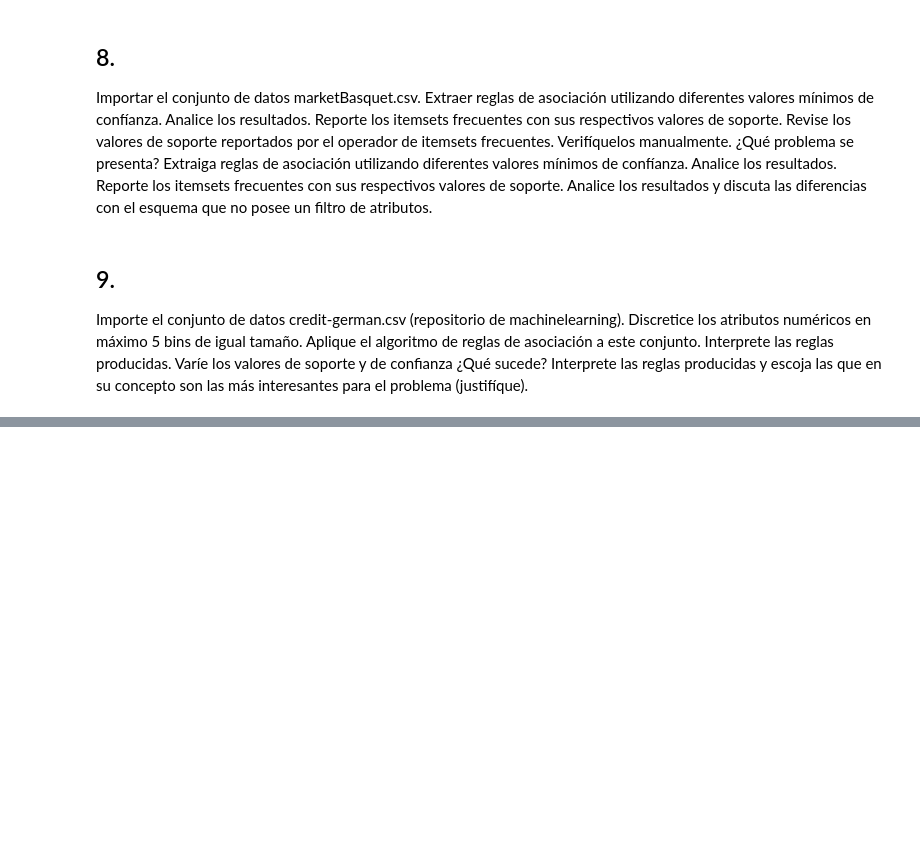
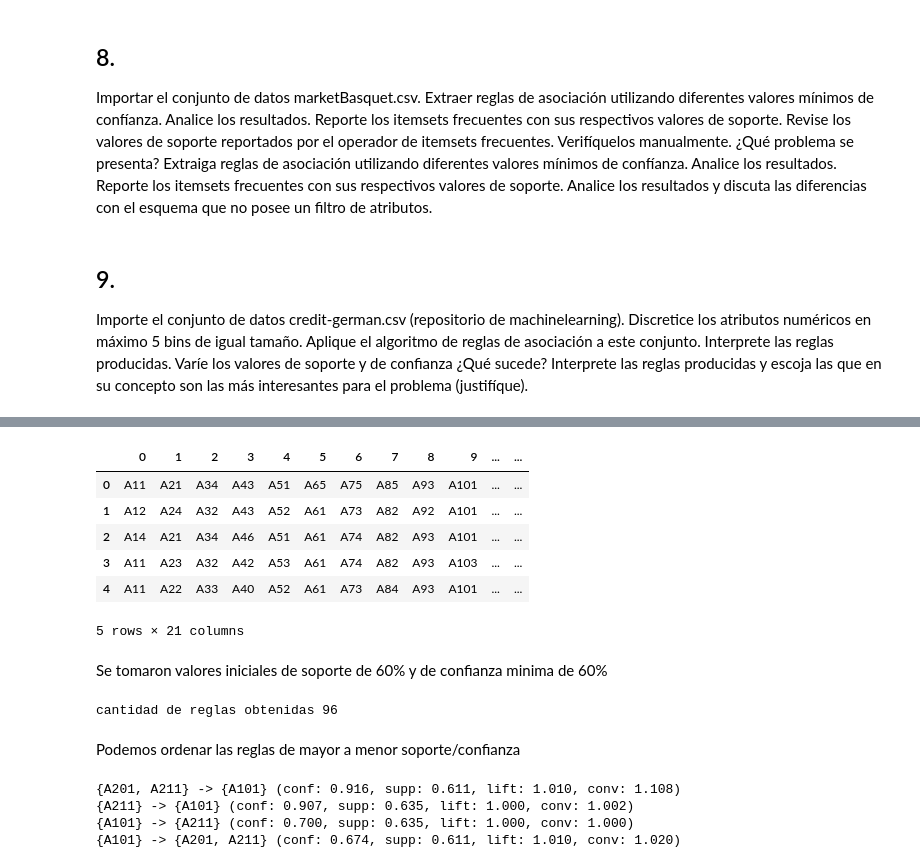
Before and after one commit to acmoral/ProyectoMineria, a Jupyter notebook: Talleres/Taller2/taller2.ipynb, the cells around one changed output, grey strips where cells are left out. Cells and saved outputs as stored; diff of their text form; code cells hidden in the pictures; blank space fills up the shorter version.

```diff
--- a/Talleres/Taller2/taller2.ipynb
+++ b/Talleres/Taller2/taller2.ipynb
@@ -233,0 +275,32 @@ son las más interesantes para el problema (justifíque).
+# %%
+# visualizamos el dataset obtenido
+credit_discrete.head()
+# %% [output]
+|  | 0 | 1 | 2 | 3 | 4 | 5 | 6 | 7 | 8 | 9 | ... | ... |
+| 0 | A11 | A21 | A34 | A43 | A51 | A65 | A75 | A85 | A93 | A101 | ... | ... |
+| 1 | A12 | A24 | A32 | A43 | A52 | A61 | A73 | A82 | A92 | A101 | ... | ... |
+| 2 | A14 | A21 | A34 | A46 | A51 | A61 | A74 | A82 | A93 | A101 | ... | ... |
+| 3 | A11 | A23 | A32 | A42 | A53 | A61 | A74 | A82 | A93 | A103 | ... | ... |
+| 4 | A11 | A22 | A33 | A40 | A52 | A61 | A73 | A84 | A93 | A101 | ... | ... |
+5 rows × 21 columns
+# %% [markdown]
+Se tomaron valores iniciales de soporte de 60% y de confianza minima de 60%
+# %%
+itemsets, rules =  apriori(credit_discrete.to_numpy(),min_support=0.6,min_confidence=0.6)
+print('cantidad de reglas obtenidas %2d'%len(rules))
+# %% [output]
+cantidad de reglas obtenidas 96
+# %% [markdown]
+Podemos ordenar las reglas de mayor a menor soporte/confianza
+# %%
+import re
+for rule in sorted(rules, key=lambda rule: rule.confidence,reverse=True):
+  if rule.lift>=1:
+    # if len(rule.lhs +rule.rhs)>=1:
+      if re.search("A21",str(rule.lhs +rule.rhs)):
+        print(rule)
+# %% [output]
+{A201, A211} -> {A101} (conf: 0.916, supp: 0.611, lift: 1.010, conv: 1.108)
+{A211} -> {A101} (conf: 0.907, supp: 0.635, lift: 1.000, conv: 1.002)
+{A101} -> {A211} (conf: 0.700, supp: 0.635, lift: 1.000, conv: 1.000)
+{A101} -> {A201, A211} (conf: 0.674, supp: 0.611, lift: 1.010, conv: 1.020)
```
Also changed, not shown: parts of 8 cells of this notebook, 1 other file.
